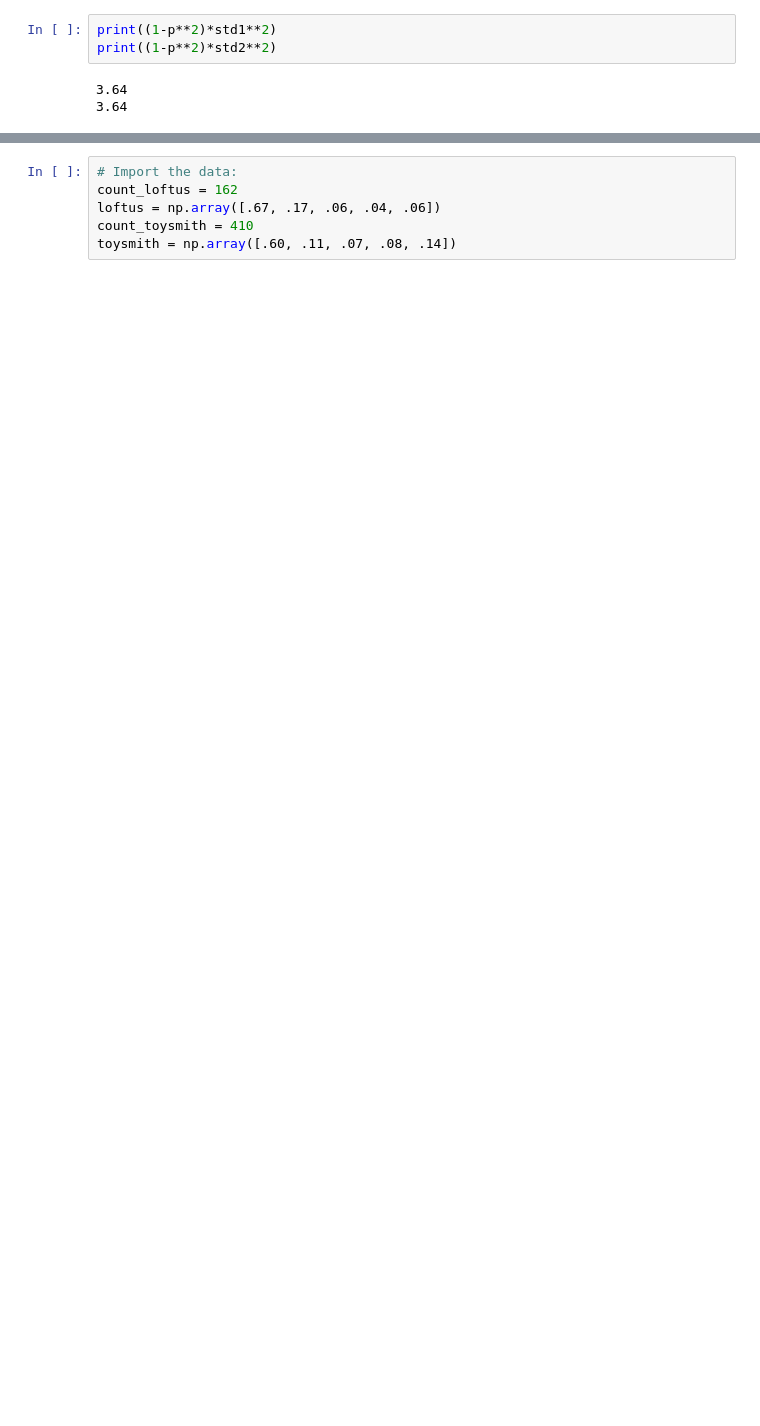
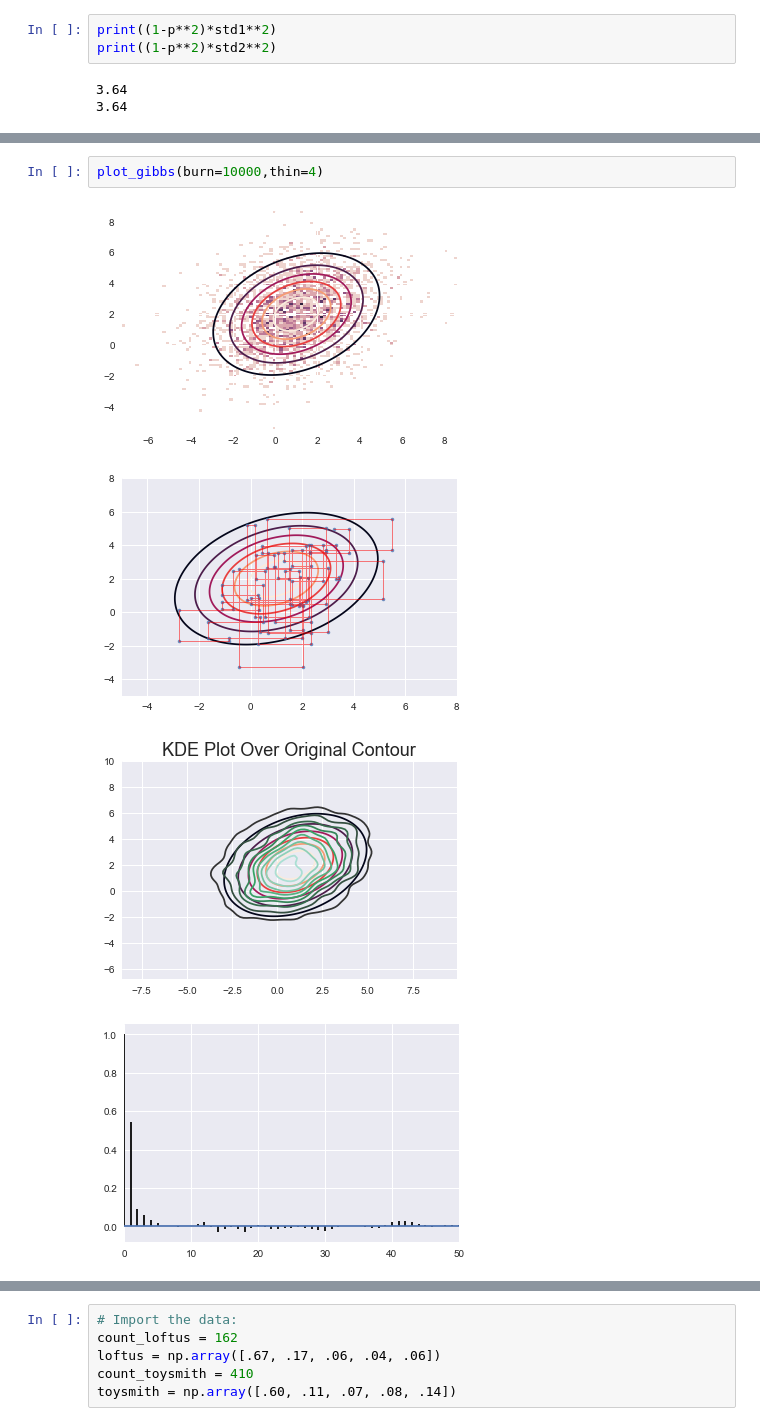
Before and after one commit to rshally/AM207, a Jupyter notebook: Spencer/Pset 7/Hallyburton_HW_07.ipynb, the cells around one changed output, grey strips where cells are left out. Cells and saved outputs as stored; diff of their text form; blank space fills up the shorter version.

```diff
--- a/Spencer/Pset 7/Hallyburton_HW_07.ipynb
+++ b/Spencer/Pset 7/Hallyburton_HW_07.ipynb
@@ -163,0 +179,7 @@ corrplot(out[:burn,1], 50)
+# %%
+plot_gibbs(burn=10000,thin=4)
+# %% [output]
+[figure, added]
+[figure, added]
+[figure, added]
+[figure, added]
```
Also changed, not shown: parts of 69 cells of this notebook, 2 other files.
